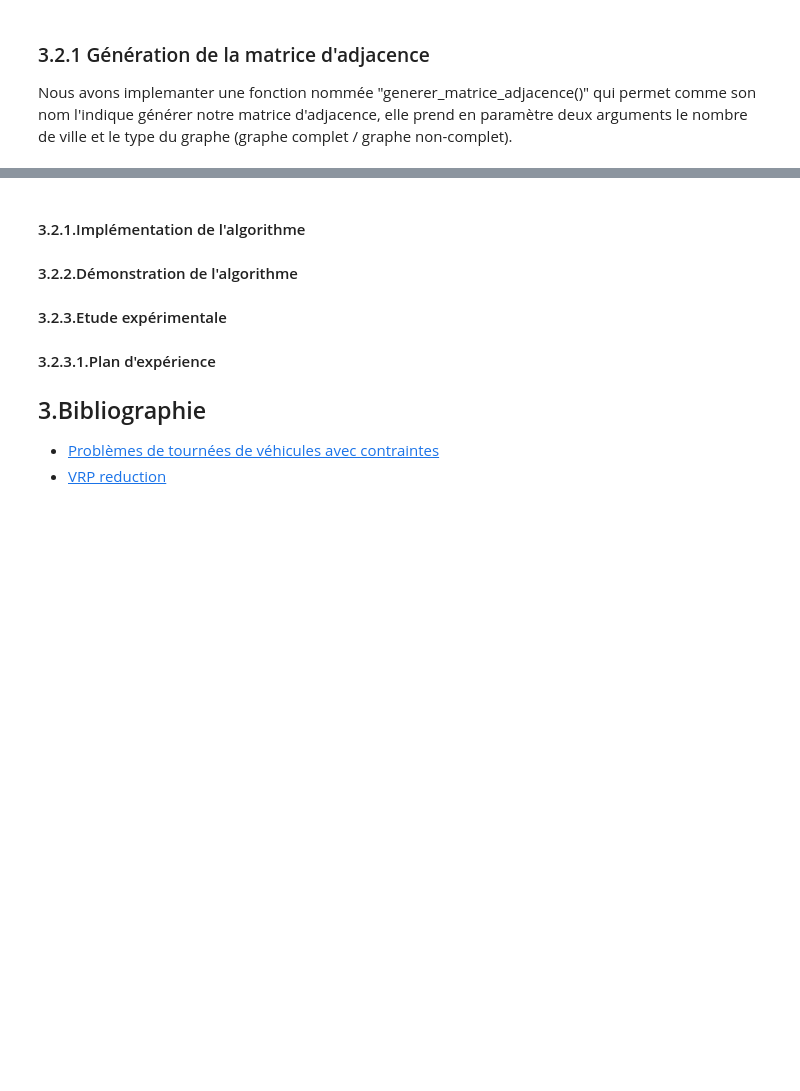
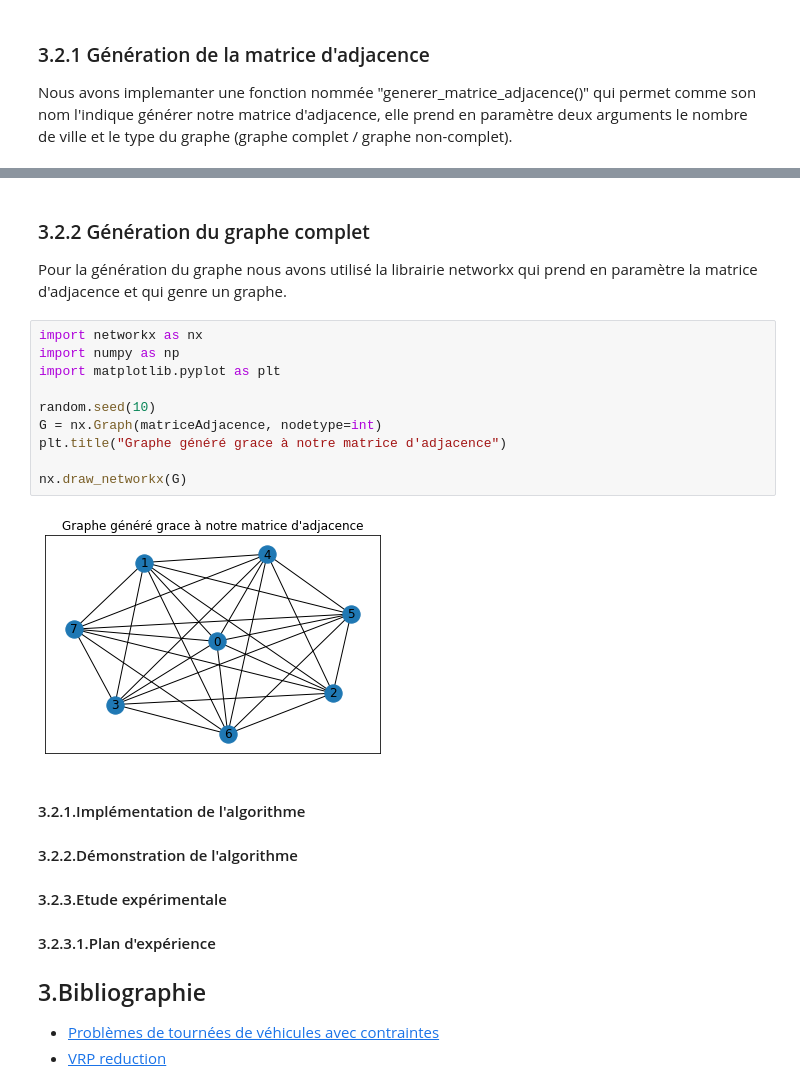
Before and after one commit to DraKkarW2/Projet_Algo-Dur, a Jupyter notebook: Python 3 -Livrable 2- Modelisation et etudes statistiques.ipynb, the cells around one changed output, grey strips where cells are left out. Cells and saved outputs as stored; diff of their text form; blank space fills up the shorter version.

Commit message:
add[Livrable]: add function graph

```diff
--- a/Python 3 -Livrable 2- Modelisation et etudes statistiques.ipynb
+++ b/Python 3 -Livrable 2- Modelisation et etudes statistiques.ipynb
@@ -159,6 +160,22 @@ Matrice d'adjacence graphe non-complet :
  [1. 1. 1. 1. 1. 0. 1. 1.]
  [1. 1. 1. 1. 1. 1. 0. 1.]
  [1. 1. 1. 1. 1. 1. 1. 0.]]
+# %% [markdown]
+### 3.2.2 Génération du graphe complet
+
+Pour la génération du graphe nous avons utilisé la librairie networkx qui prend en paramètre la matrice d'adjacence et qui genre un graphe.
+# %%
+import networkx as nx
+import numpy as np
+import matplotlib.pyplot as plt
+
+random.seed(10)
+G = nx.Graph(matriceAdjacence, nodetype=int)
+plt.title("Graphe généré grace à notre matrice d'adjacence")
+
+nx.draw_networkx(G)
+# %% [output]
+[figure, added]
 # %% [markdown]
 #### 3.2.1.Implémentation de l'algorithme<a class="anchor" id="tabou"></a>
 #### 3.2.2.Démonstration de l'algorithme<a class="anchor" id="demonstration"></a>
```
Also changed, not shown: parts of 1 cell of this notebook.
